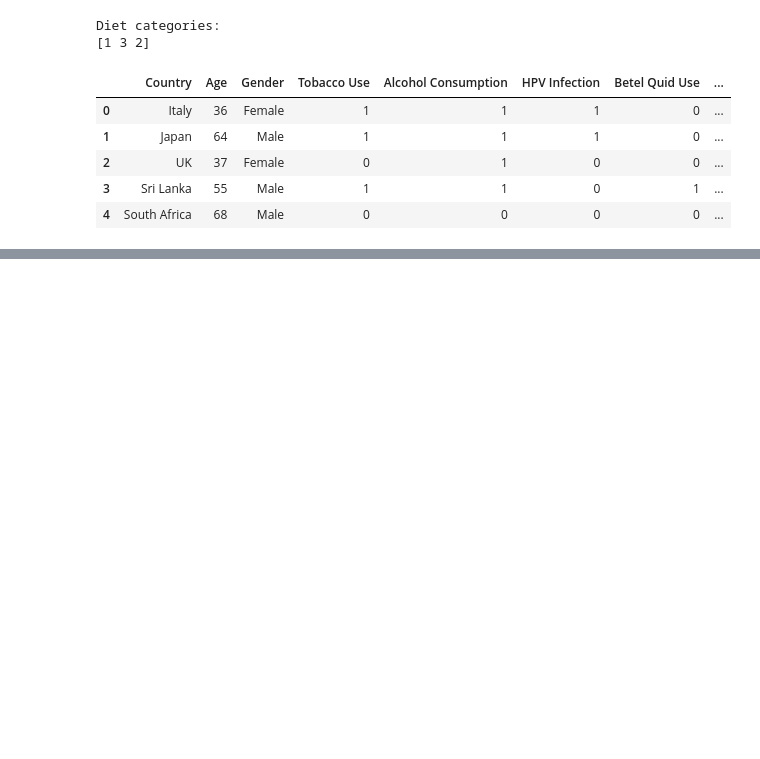
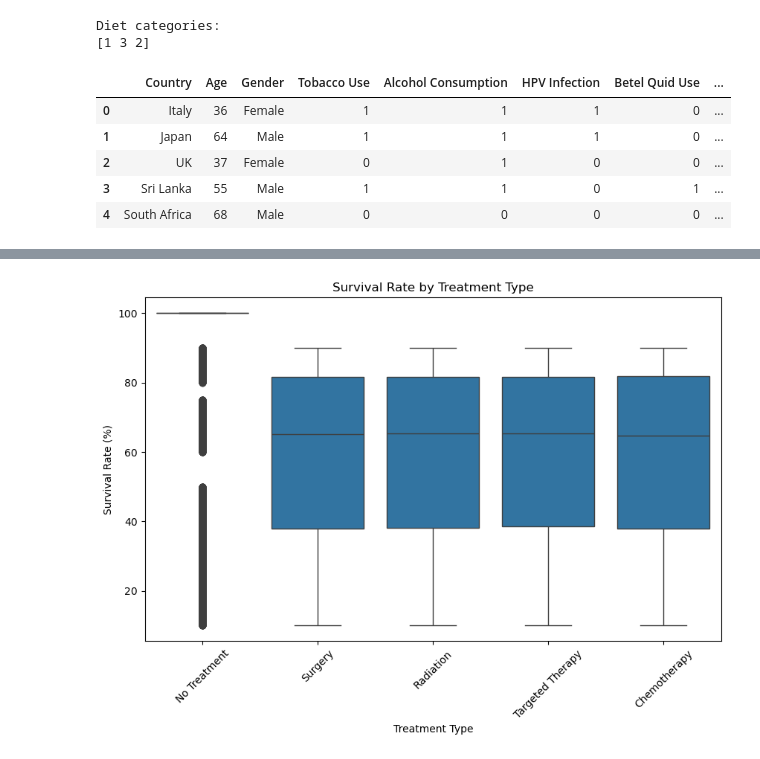
Before and after one commit to BihaniM/portfolio-project-2, a Jupyter notebook: Bihani_portfolio_project.ipynb, the cells around one changed output, grey strips where cells are left out. Saved outputs shown, nothing was run; the diff lists cells and outputs as text; code cells hidden in the pictures; blank space fills up the shorter version.

```diff
--- a/Bihani_portfolio_project.ipynb
+++ b/Bihani_portfolio_project.ipynb
@@ -157,0 +207,10 @@ Treatment Type categories:
+# %%
+# Analysis of Survival Rate by Treatment Type
+plt.figure(figsize=(10,6))
+sns.boxplot(x='Treatment Type', y='Survival Rate (5-Year, %)', data=df)
+plt.title('Survival Rate by Treatment Type')
+plt.xticks(rotation=45)
+plt.ylabel('Survival Rate (%)')
+plt.show()
+# %% [output]
+[figure, added]
```
Also changed, not shown: parts of 10 cells of this notebook.
